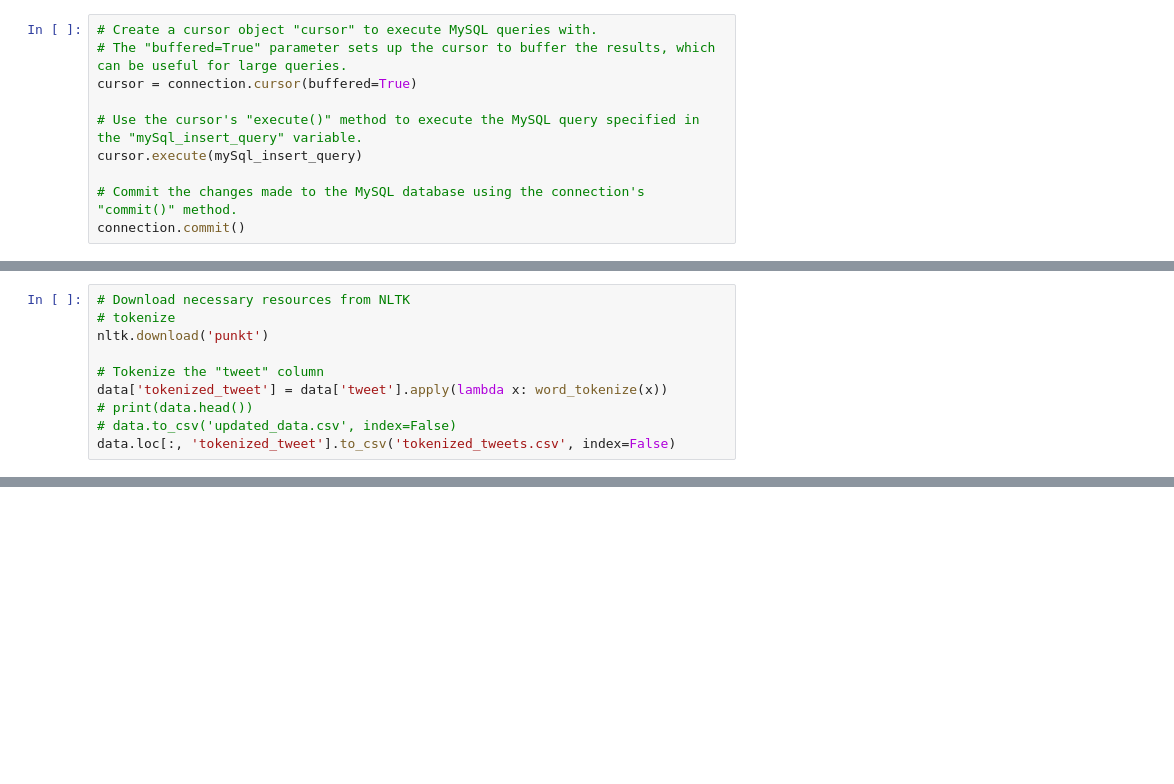
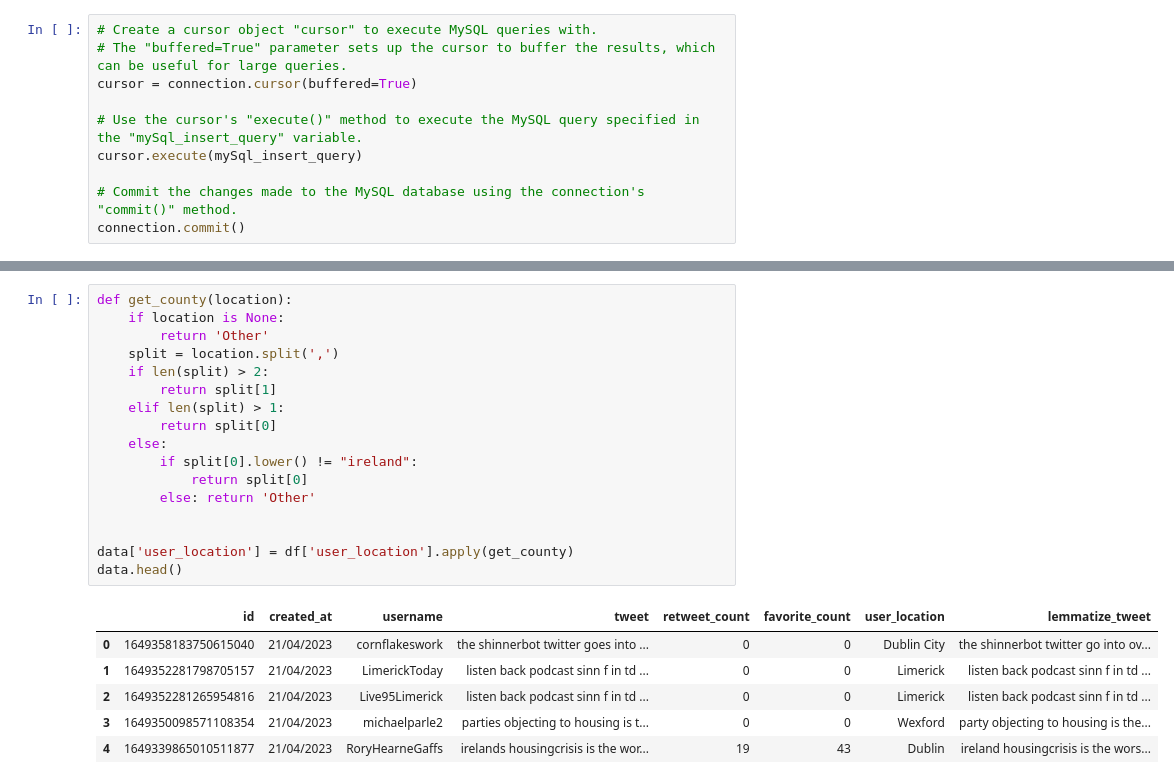
Before and after one commit to VirgilUwaoma/twitterwebscraping, a Jupyter notebook: programming_ca_two.ipynb, the cells around one changed output, grey strips where cells are left out. Drawn from its saved outputs; the diff is of its cells as text; blank space fills up the shorter version.

```diff
--- a/programming_ca_two.ipynb
+++ b/programming_ca_two.ipynb
@@ -203,10 +167,0 @@ data
-# %%
-# Download necessary resources from NLTK
-# tokenize
-nltk.download('punkt')
-
-# Tokenize the "tweet" column
-data['tokenized_tweet'] = data['tweet'].apply(lambda x: word_tokenize(x))
-# print(data.head())
-# data.to_csv('updated_data.csv', index=False)
-data.loc[:, 'tokenized_tweet'].to_csv('tokenized_tweets.csv', index=False)
@@ -253 +186,25 @@ Name: tokenized_tweet, Length: 125, dtype: object
+# %%
+def get_county(location):
+    if location is None:
+        return 'Other'
+    split = location.split(',')
+    if len(split) > 2:
+        return split[1]
+    elif len(split) > 1:
+        return split[0]
+    else:
+        if split[0].lower() != "ireland":
+            return split[0]
+        else: return 'Other'
+
+
+data['user_location'] = df['user_location'].apply(get_county)
+data.head()
+# %% [output]
+|  | id | created_at | username | tweet | retweet_count | favorite_count | user_location | lemmatize_tweet |
+| 0 | 1649358183750615040 | 21/04/2023 | cornflakeswork | the shinnerbot twitter goes into ... | 0 | 0 | Dublin City | the shinnerbot twitter go into ov... |
+| 1 | 1649352281798705157 | 21/04/2023 | LimerickToday | listen back podcast sinn f in td ... | 0 | 0 | Limerick | listen back podcast sinn f in td ... |
+| 2 | 1649352281265954816 | 21/04/2023 | Live95Limerick | listen back podcast sinn f in td ... | 0 | 0 | Limerick | listen back podcast sinn f in td ... |
+| 3 | 1649350098571108354 | 21/04/2023 | michaelparle2 | parties objecting to housing is t... | 0 | 0 | Wexford | party objecting to housing is the... |
+| 4 | 1649339865010511877 | 21/04/2023 | RoryHearneGaffs | irelands housingcrisis is the wor... | 19 | 43 | Dublin | ireland housingcrisis is the wors... |
 # %%
```
Also changed, not shown: parts of 14 cells of this notebook, 3 other files.
